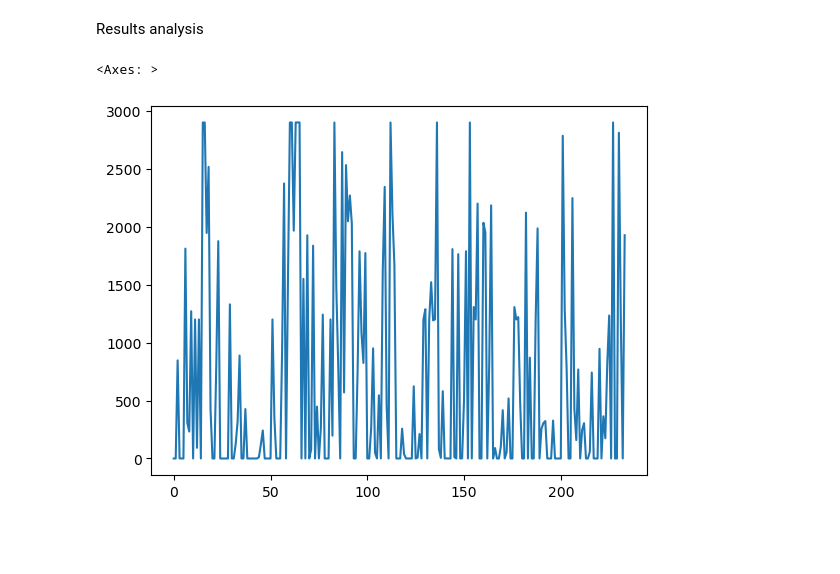
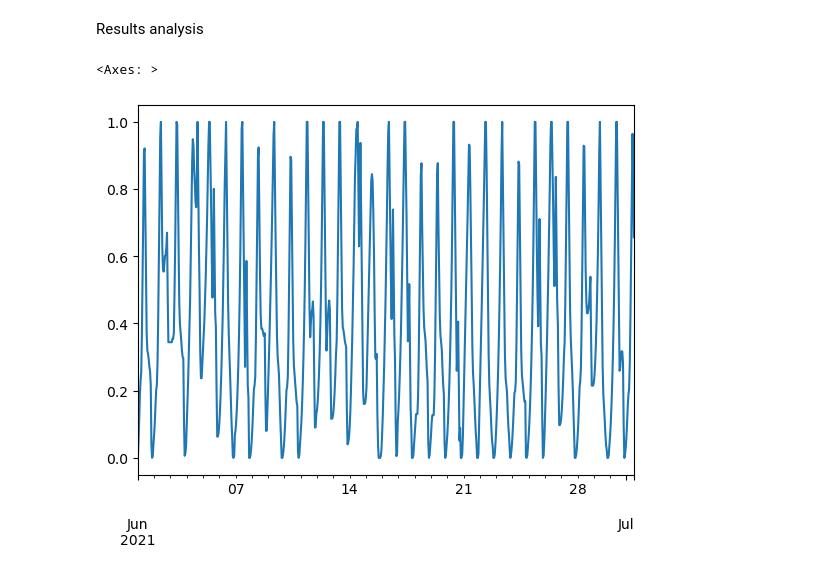
Before and after one commit to KrisCHEN8/PCM_RL-MPC, a Jupyter notebook: results/analysis.ipynb, the cells around one changed output. Saved outputs shown, nothing was run; the diff lists cells and outputs as text; code cells hidden in the pictures; blank space fills up the shorter version.

```diff
--- a/results/analysis.ipynb
+++ b/results/analysis.ipynb
@@ -171,5 +171,5 @@ df_results_1H = pd.read_pickle('./results_1H.pkl')
 df_results_15T = pd.read_pickle('./results_15T.pkl')
 # %%
 # Calculate electricity consumption (e) and EER
-df_results_15T = add_e_and_eer_columns(df_results_15T, hp_15T, load_col='load', T_cond_col='outdoor_temp', rpm_col='rpm')
-df_results_1H = add_e_and_eer_columns(df_results_1H, hp_1H, load_col='load', T_cond_col='outdoor_temp', rpm_col='rpm')
+#df_results_15T = add_e_and_eer_columns(df_results_15T, hp_15T, load_col='load', T_cond_col='outdoor_temp', rpm_col='rpm')
+#df_results_1H = add_e_and_eer_columns(df_results_1H, hp_1H, load_col='load', T_cond_col='outdoor_temp', rpm_col='rpm')
@@ -181,5 +176,9 @@ baseline_15T.to_csv('./baseline_15T.csv')
+# %%
+date_index = pd.date_range(start='2021-06-01 00:00:00', periods=len(df_results_1H), freq='1h')
+df_results_1H.index = date_index
+df_results_1H['EER'] = df_results_1H['Q_cool'] * df_results_1H['EER'] / (df_results_1H['Q_cool']+1e-3)
 # %%
-df_results_1H['rpm'].plot()
+df_results_1H['soc'].plot()
 # %% [output]
 <Axes: >
-[figure, old version]
+[figure, new version]
```
Also changed, not shown: parts of 3 cells of this notebook, 15 other files.
